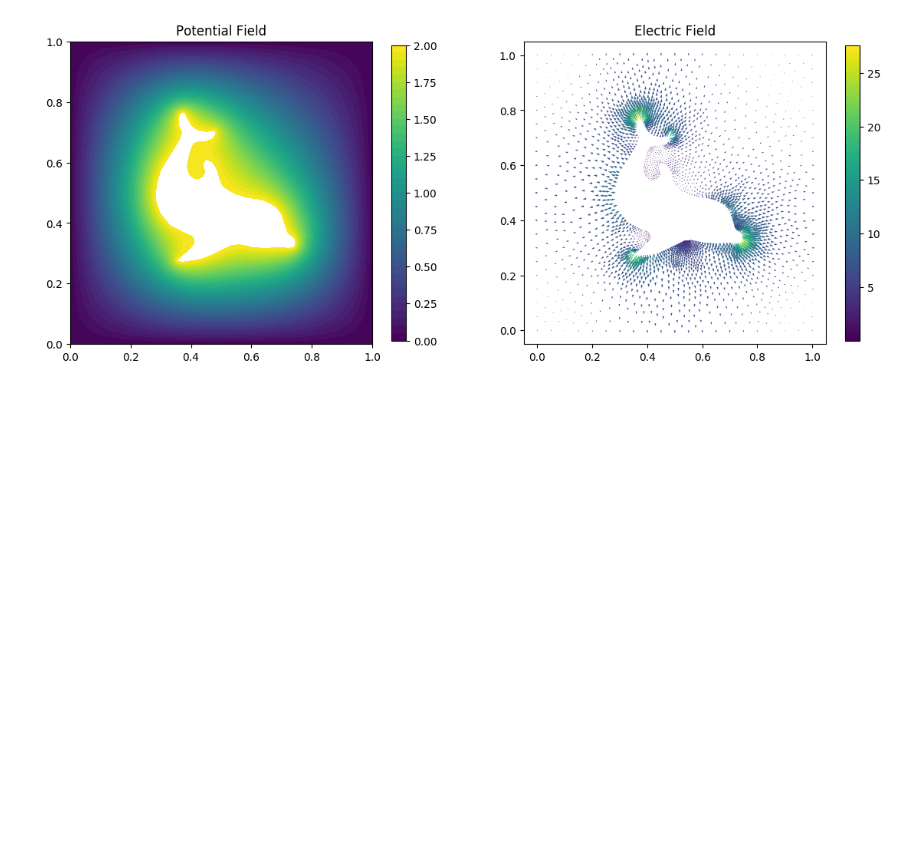
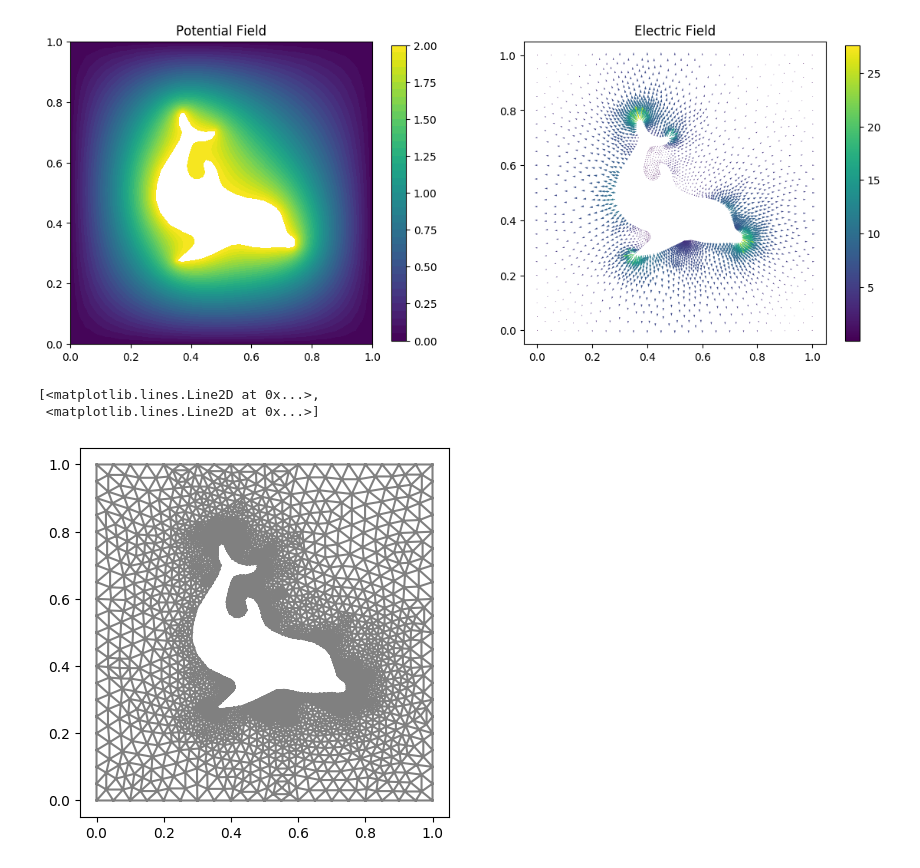
Before and after one commit to emmanuellfc/EM_Tufts_Fall2023, a Jupyter notebook: Dolphin_Poisson.ipynb, the cells around one changed output. Saved outputs shown, nothing was run; the diff lists cells and outputs as text; code cells hidden in the pictures; blank space fills up the shorter version.

```diff
--- a/Dolphin_Poisson.ipynb
+++ b/Dolphin_Poisson.ipynb
@@ -106,3 +106,9 @@ PlotFields(u, e_field)
 # %% [output]
 Object cannot be plotted directly, projecting to piecewise linears.
 [figure]
+# %%
+plot(mesh)
+# %% [output]
+[<matplotlib.lines.Line2D at 0x...>,
+ <matplotlib.lines.Line2D at 0x...>]
+[figure, added]
```
Also changed, not shown: 7 other files.
